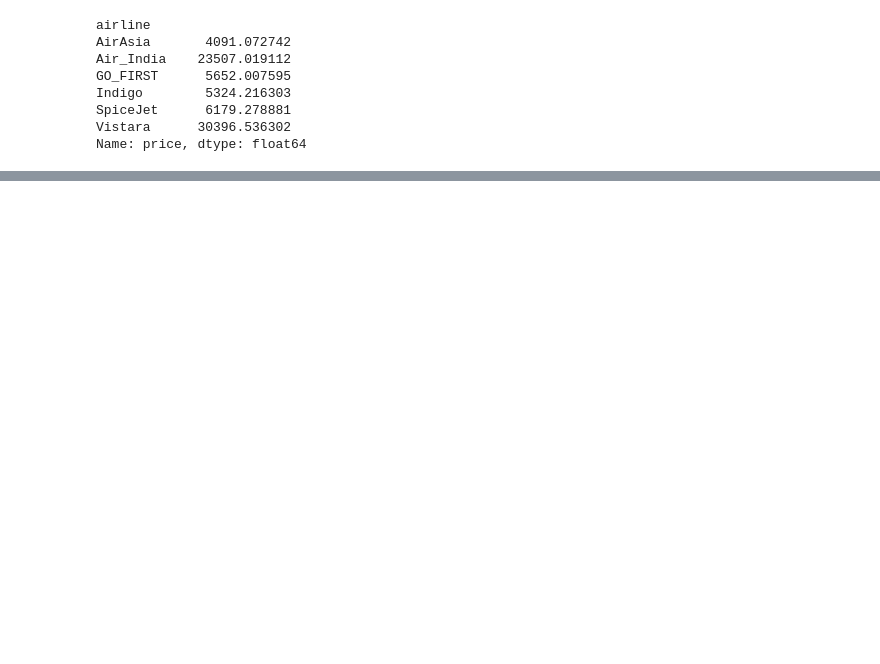
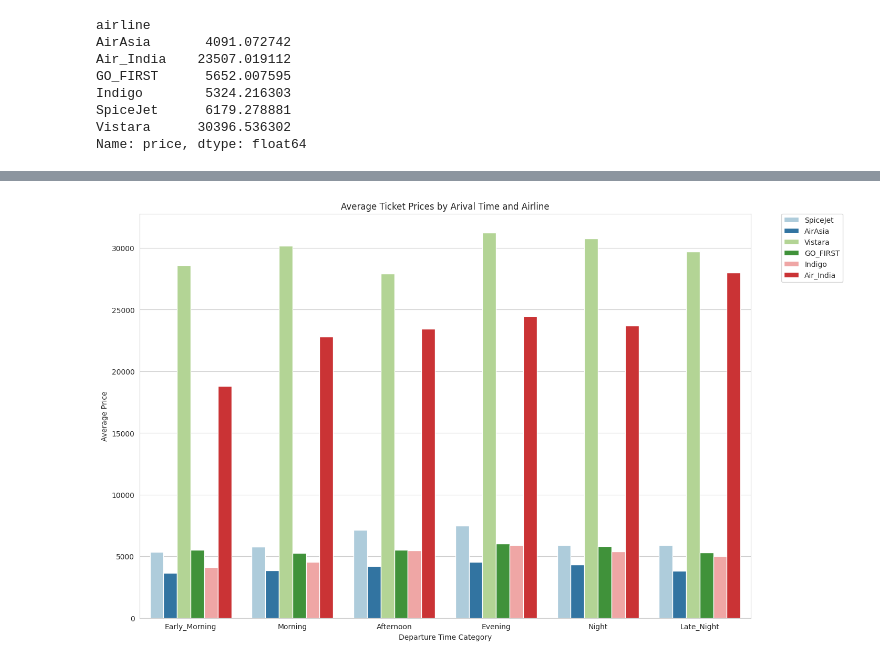
Before and after one commit to Thebtiboutheina/Flight-Price-Prediction, a Jupyter notebook: Flight_Price_Prediction.ipynb, the cells around one changed output, grey strips where cells are left out. Saved outputs shown, nothing was run; the diff lists cells and outputs as text; code cells hidden in the pictures; blank space fills up the shorter version.

```diff
--- a/Flight_Price_Prediction.ipynb
+++ b/Flight_Price_Prediction.ipynb
@@ -61,0 +166,16 @@ Based on the output you've provided by comparing the mean of tickets across the
+# %%
+import seaborn as sns
+import matplotlib.pyplot as plt
+
+# Define a custom color palette
+custom_palette = sns.color_palette("Paired", len(data['airline'].unique()))
+
+plt.figure(figsize=(15,10))
+sns.barplot(x='arrival_time', y='price', hue='airline', data=data, order=time_order, errorbar=None, palette=custom_palette)
+plt.title('Average Ticket Prices by Arival Time and Airline')
+plt.xlabel('Departure Time Category')
+plt.ylabel('Average Price')
+plt.legend(bbox_to_anchor=(1.05, 1), loc=2, borderaxespad=0.)
+plt.show()
+# %% [output]
+[figure, added]
```
Also changed, not shown: parts of 27 cells of this notebook.
